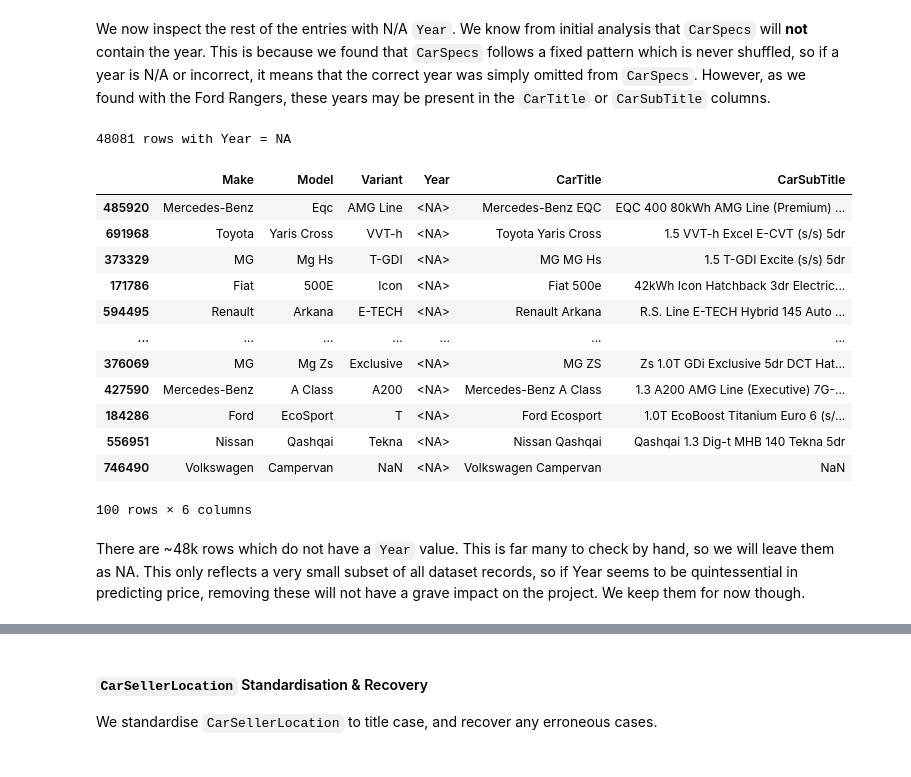
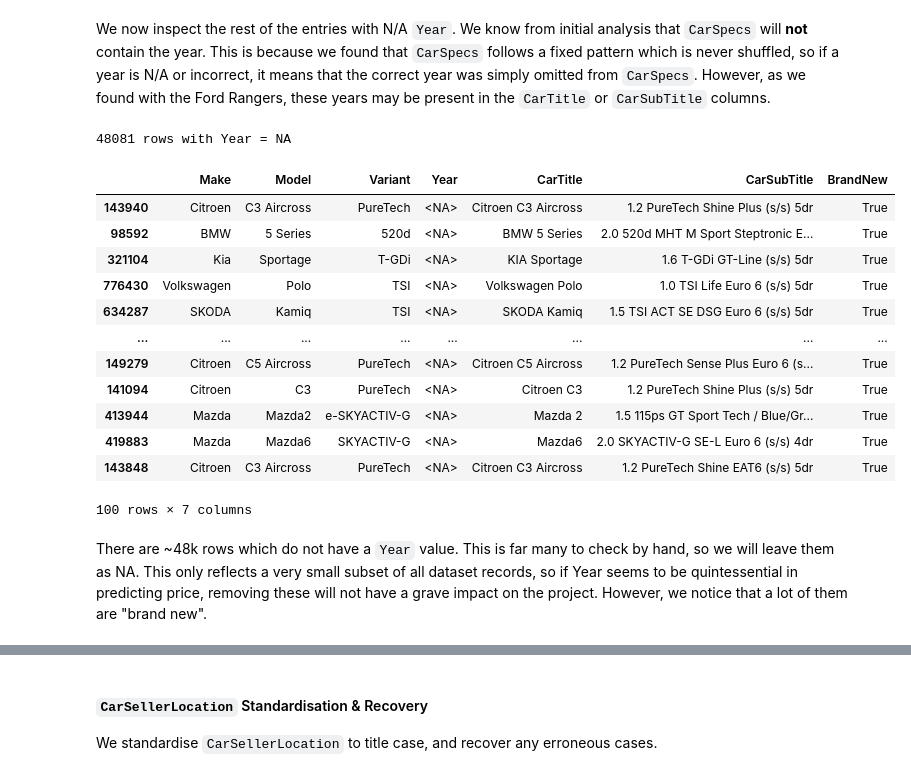
Before and after one commit to jenboc/used-car-price-prediction, a Jupyter notebook: notebooks/02_preparation.ipynb, the cells around one changed output, grey strips where cells are left out. Saved outputs shown, nothing was run; the diff lists cells and outputs as text; code cells hidden in the pictures.

```diff
--- a/notebooks/02_preparation.ipynb
+++ b/notebooks/02_preparation.ipynb
@@ -374,28 +374,28 @@ df.loc[[586693], summary_cols]
 # %% [markdown]
 We now inspect the rest of the entries with N/A `Year`. We know from initial analysis that `CarSpecs` will **not** contain the year. This is because we found that `CarSpecs` follows a fixed pattern which is never shuffled, so if a year is N/A or incorrect, it means that the correct year was simply omitted from `CarSpecs`. However, as we found with the Ford Rangers, these years may be present in the `CarTitle` or `CarSubTitle` columns.
 # %%
-recovery_cols = ["Make", "Model", "Variant", "Year", "CarTitle", "CarSubTitle"]
+recovery_cols = ["Make", "Model", "Variant", "Year", "CarTitle", "CarSubTitle", "BrandNew"]
 
 print(f"{len(df[df["Year"].isna()])} rows with Year = NA")
 
 df.loc[
     df["Year"].isna(),
     recovery_cols
 ].sample(100)
 # %% [output]
 48081 rows with Year = NA
-|  | Make | Model | Variant | Year | CarTitle | CarSubTitle |
-| 485920 | Mercedes-Benz | Eqc | AMG Line | <NA> | Mercedes-Benz EQC | EQC 400 80kWh AMG Line (Premium) ... |
-| 691968 | Toyota | Yaris Cross | VVT-h | <NA> | Toyota Yaris Cross | 1.5 VVT-h Excel E-CVT (s/s) 5dr |
-| 373329 | MG | Mg Hs | T-GDI | <NA> | MG MG Hs | 1.5 T-GDI Excite (s/s) 5dr |
-| 171786 | Fiat | 500E | Icon | <NA> | Fiat 500e | 42kWh Icon Hatchback 3dr Electric... |
-| 594495 | Renault | Arkana | E-TECH | <NA> | Renault Arkana | R.S. Line E-TECH Hybrid 145 Auto ... |
-| ... | ... | ... | ... | ... | ... | ... |
-| 376069 | MG | Mg Zs | Exclusive | <NA> | MG ZS | Zs 1.0T GDi Exclusive 5dr DCT Hat... |
-| 427590 | Mercedes-Benz | A Class | A200 | <NA> | Mercedes-Benz A Class | 1.3 A200 AMG Line (Executive) 7G-... |
-| 184286 | Ford | EcoSport | T | <NA> | Ford Ecosport | 1.0T EcoBoost Titanium Euro 6 (s/... |
-| 556951 | Nissan | Qashqai | Tekna | <NA> | Nissan Qashqai | Qashqai 1.3 Dig-t MHB 140 Tekna 5dr |
-| 746490 | Volkswagen | Campervan | NaN | <NA> | Volkswagen Campervan | NaN |
+|  | Make | Model | Variant | Year | CarTitle | CarSubTitle | BrandNew |
+| 143940 | Citroen | C3 Aircross | PureTech | <NA> | Citroen C3 Aircross | 1.2 PureTech Shine Plus (s/s) 5dr | True |
+| 98592 | BMW | 5 Series | 520d | <NA> | BMW 5 Series | 2.0 520d MHT M Sport Steptronic E... | True |
+| 321104 | Kia | Sportage | T-GDi | <NA> | KIA Sportage | 1.6 T-GDi GT-Line (s/s) 5dr | True |
+| 776430 | Volkswagen | Polo | TSI | <NA> | Volkswagen Polo | 1.0 TSI Life Euro 6 (s/s) 5dr | True |
+| 634287 | SKODA | Kamiq | TSI | <NA> | SKODA Kamiq | 1.5 TSI ACT SE DSG Euro 6 (s/s) 5dr | True |
+| ... | ... | ... | ... | ... | ... | ... | ... |
+| 149279 | Citroen | C5 Aircross | PureTech | <NA> | Citroen C5 Aircross | 1.2 PureTech Sense Plus Euro 6 (s... | True |
+| 141094 | Citroen | C3 | PureTech | <NA> | Citroen C3 | 1.2 PureTech Shine Plus (s/s) 5dr | True |
+| 413944 | Mazda | Mazda2 | e-SKYACTIV-G | <NA> | Mazda 2 | 1.5 115ps GT Sport Tech / Blue/Gr... | True |
+| 419883 | Mazda | Mazda6 | SKYACTIV-G | <NA> | Mazda6 | 2.0 SKYACTIV-G SE-L Euro 6 (s/s) 4dr | True |
+| 143848 | Citroen | C3 Aircross | PureTech | <NA> | Citroen C3 Aircross | 1.2 PureTech Shine EAT6 (s/s) 5dr | True |
-100 rows × 6 columns
+100 rows × 7 columns
 # %% [markdown]
-There are ~48k rows which do not have a `Year` value. This is far many to check by hand, so we will leave them as NA. This only reflects a very small subset of all dataset records, so if Year seems to be quintessential in predicting price, removing these will not have a grave impact on the project. We keep them for now though.
+There are ~48k rows which do not have a `Year` value. This is far many to check by hand, so we will leave them as NA. This only reflects a very small subset of all dataset records, so if Year seems to be quintessential in predicting price, removing these will not have a grave impact on the project. However, we notice that a lot of them are "brand new".
```
Also changed, not shown: parts of 22 cells of this notebook, 1 other file.
